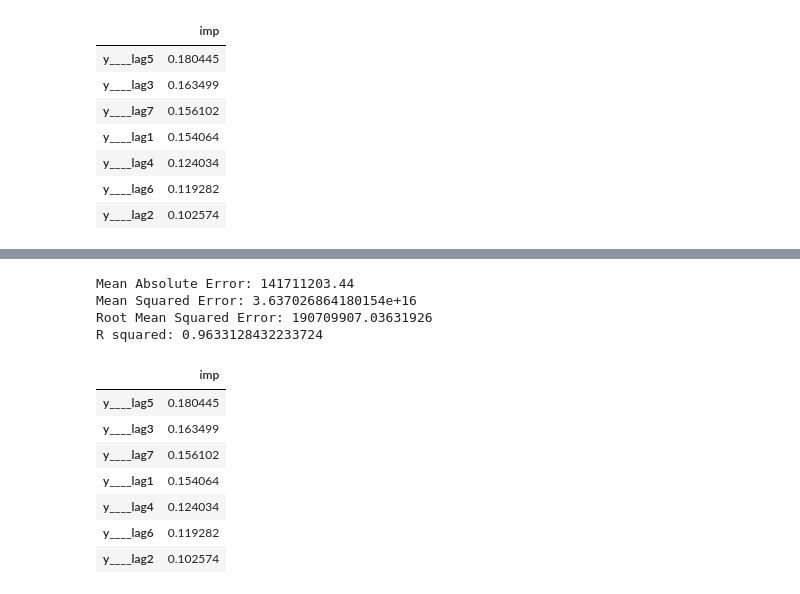
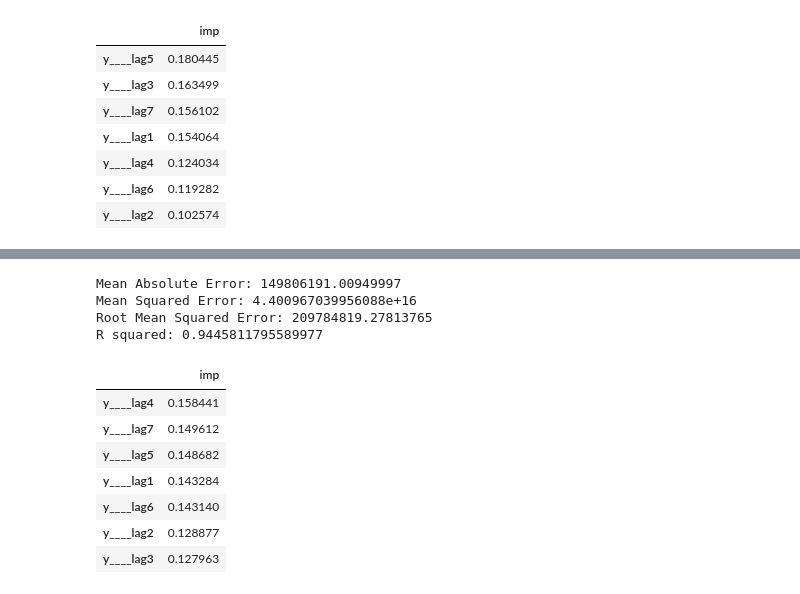
Before and after one commit to jfsalzmann/gasprices, a Jupyter notebook: learning/midterm_fixed_randomforest_arima.ipynb, the cells around one changed output, grey strips where cells are left out. Cells and saved outputs as stored; diff of their text form; code cells hidden in the pictures.

```diff
--- a/learning/midterm_fixed_randomforest_arima.ipynb
+++ b/learning/midterm_fixed_randomforest_arima.ipynb
@@ -131,22 +131,22 @@ plt.scatter(pred_s, y_test_s, c=X_test_s["date"]);
 # %%
 print('Mean Absolute Error:', metrics.mean_absolute_error(y_test_s, pred_s))
 print('Mean Squared Error:', metrics.mean_squared_error(y_test_s, pred_s))
 print('Root Mean Squared Error:', np.sqrt(metrics.mean_squared_error(y_test_s, pred_s)))
 print('R squared:', metrics.r2_score(y_test_s, pred_s))
 
-impdf = pd.DataFrame(pd.Series(data=fimp, index=list(X.drop('date',axis=1).columns)))
+impdf = pd.DataFrame(pd.Series(data=fimp_s, index=list(X.drop('date',axis=1).columns)))
 impdf.columns = ["imp"]
 impdf.sort_values(by='imp', ascending=False)
 # %% [output]
-Mean Absolute Error: 141711203.44
-Mean Squared Error: 3.637026864180154e+16
-Root Mean Squared Error: 190709907.03631926
-R squared: 0.9633128432233724
+Mean Absolute Error: 149806191.00949997
+Mean Squared Error: 4.400967039956088e+16
+Root Mean Squared Error: 209784819.27813765
+R squared: 0.9445811795589977
 |  | imp |
-| y____lag5 | 0.180445 |
-| y____lag3 | 0.163499 |
-| y____lag7 | 0.156102 |
-| y____lag1 | 0.154064 |
-| y____lag4 | 0.124034 |
-| y____lag6 | 0.119282 |
-| y____lag2 | 0.102574 |
+| y____lag4 | 0.158441 |
+| y____lag7 | 0.149612 |
+| y____lag5 | 0.148682 |
+| y____lag1 | 0.143284 |
+| y____lag6 | 0.143140 |
+| y____lag2 | 0.128877 |
+| y____lag3 | 0.127963 |
```
Also changed, not shown: parts of 2 cells of this notebook.
